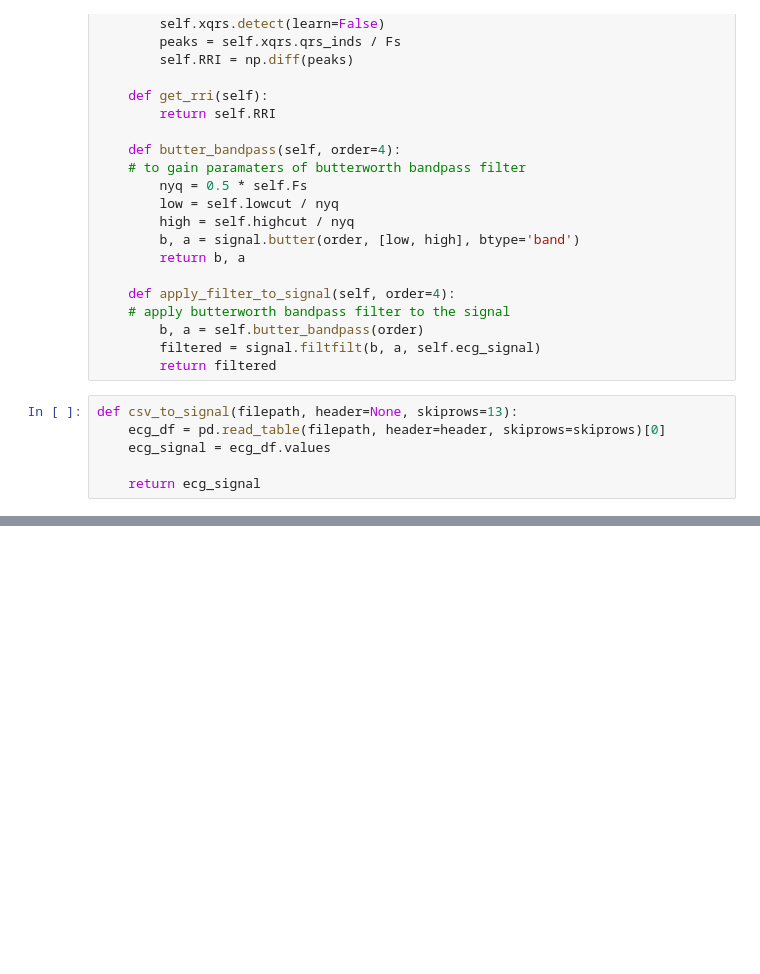
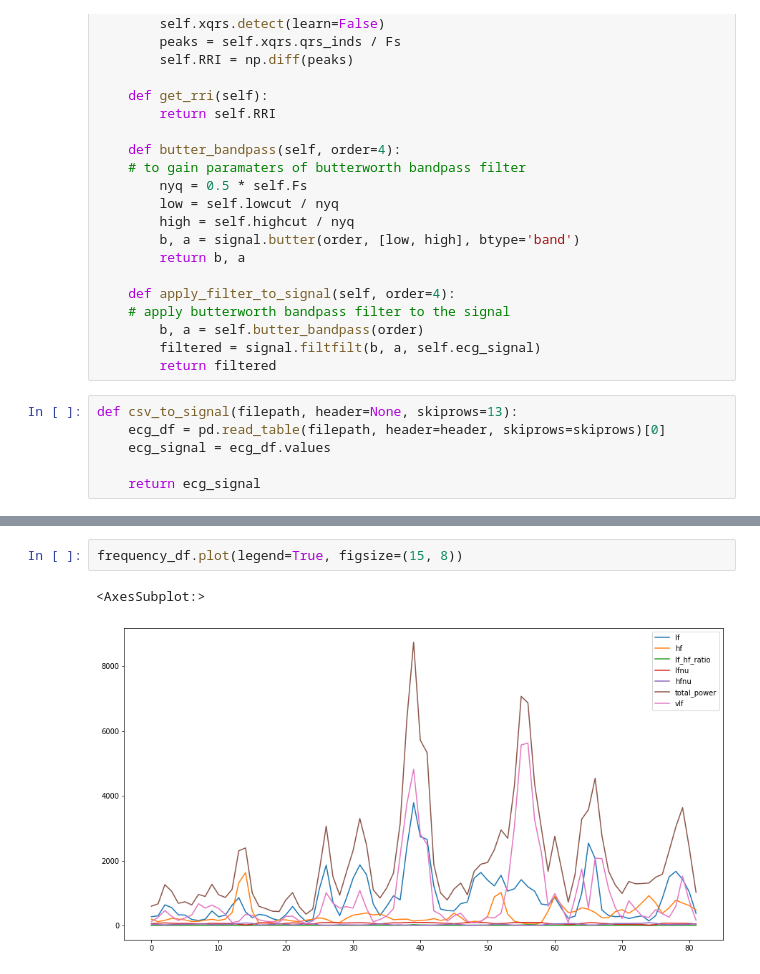
Before and after one commit to tabineko/stress-analysis, a Jupyter notebook: src/stress_relax_hrv.ipynb, the cells around one changed output, grey strips where cells are left out. Saved outputs shown, nothing was run; the diff lists cells and outputs as text; blank space fills up the shorter version.

```diff
--- a/src/stress_relax_hrv.ipynb
+++ b/src/stress_relax_hrv.ipynb
@@ -90,0 +146,5 @@ for w in range(window_num):
+# %%
+frequency_df.plot(legend=True, figsize=(15, 8))
+# %% [output]
+<AxesSubplot:>
+[figure, added]
```
Also changed, not shown: parts of 11 cells of this notebook.
